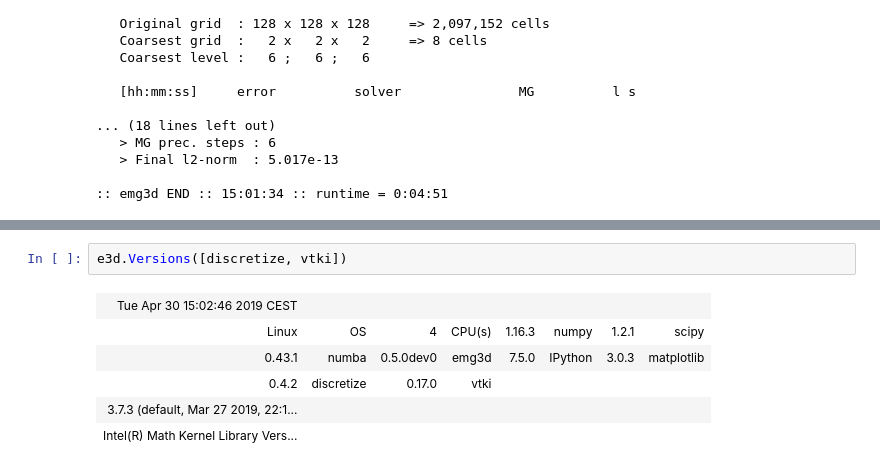
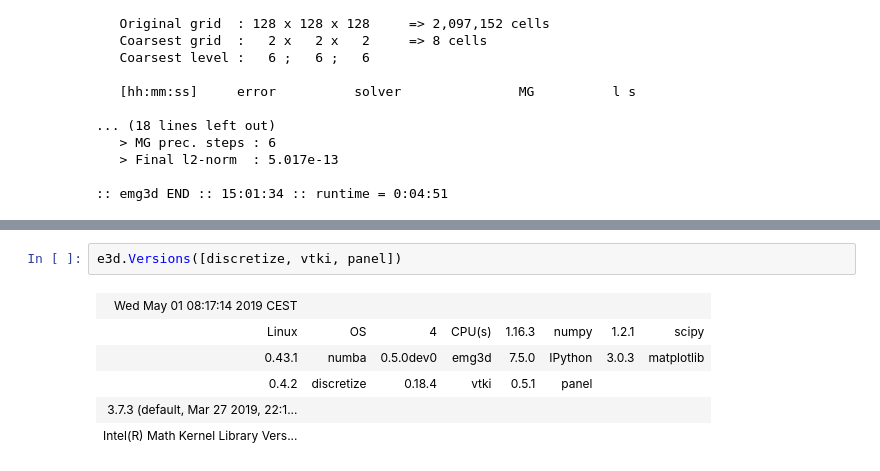
Before and after one commit to emsig/emg3d-examples, a Jupyter notebook: 2a_SEG-EAGE_3D-Salt-Model.ipynb, the cells around one changed output, grey strips where cells are left out. Drawn from its saved outputs; the diff is of its cells as text.

Commit message:
Update to use vtki-inline plots

```diff
--- a/2a_SEG-EAGE_3D-Salt-Model.ipynb
+++ b/2a_SEG-EAGE_3D-Salt-Model.ipynb
@@ -293,11 +305,11 @@ plt.show()
 [interactive output not drawn]
 [interactive output not drawn]
 # %%
-e3d.Versions([discretize, vtki])
+e3d.Versions([discretize, vtki, panel])
 # %% [output]
-| Tue Apr 30 15:02:46 2019 CEST |  |  |  |  |  |  |  |
+| Wed May 01 08:17:14 2019 CEST |  |  |  |  |  |  |  |
 | Linux | OS | 4 | CPU(s) | 1.16.3 | numpy | 1.2.1 | scipy |
 | 0.43.1 | numba | 0.5.0dev0 | emg3d | 7.5.0 | IPython | 3.0.3 | matplotlib |
-| 0.4.2 | discretize | 0.17.0 | vtki |  |  |  |  |
+| 0.4.2 | discretize | 0.18.4 | vtki | 0.5.1 | panel |  |  |
 | 3.7.3 (default, Mar 27 2019, 22:1... |  |  |  |  |  |  |  |
 | Intel(R) Math Kernel Library Vers... |  |  |  |  |  |  |  |
```
Also changed, not shown: parts of 3 cells of this notebook.
